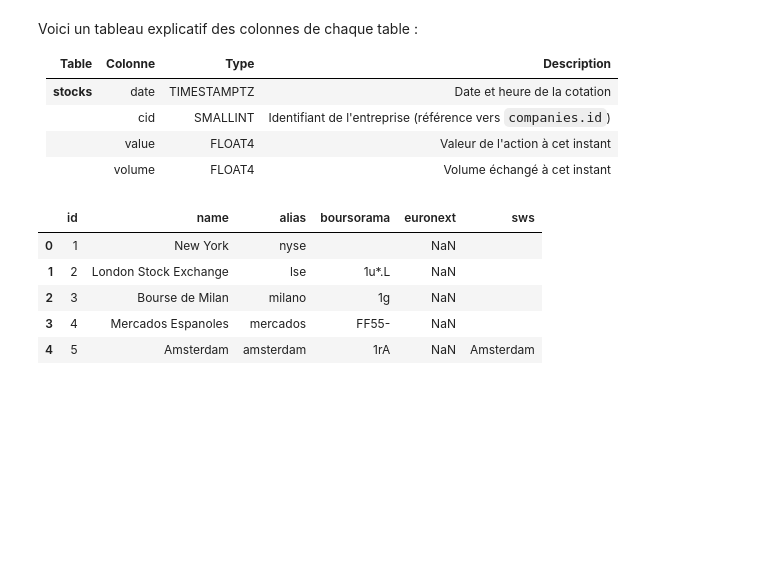
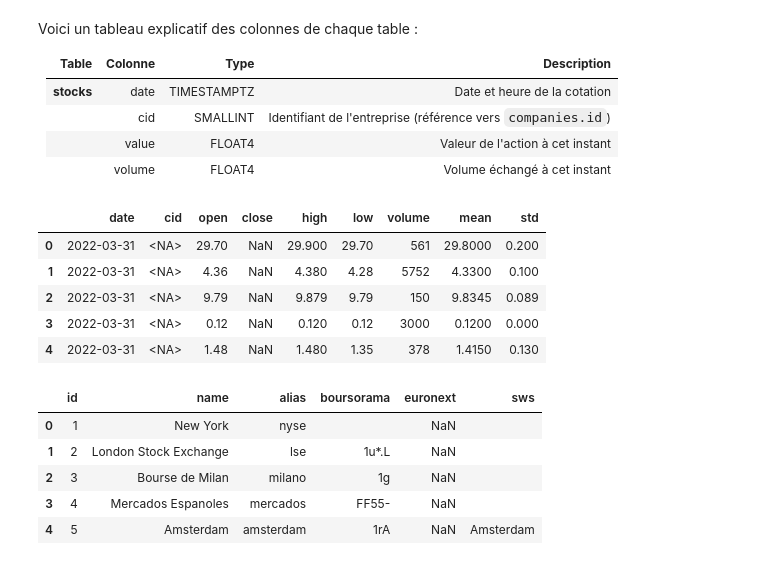
Before and after one commit to JulesRD/FinanceProject, a Jupyter notebook: etl/df_show.ipynb, the cells around one changed output. Saved outputs shown, nothing was run; the diff lists cells and outputs as text; code cells hidden in the pictures; blank space fills up the shorter version.

Commit message:
feat: daystock done

```diff
--- a/etl/df_show.ipynb
+++ b/etl/df_show.ipynb
@@ -343,6 +352,45 @@ def populate_stocks(df_boursorama: pd.DataFrame, db, df_companies):
     df_stocks["volume"] = df_boursorama["volume"].values
     # db.df_write(df_stocks, "stocks")
     return df_stocks
+# %%
+def populate_daystocks(df_euronext: pd.DataFrame, db, df_companies):
+    df_daystocks = pd.DataFrame()
+    df_daystocks["date"] = df_euronext["date"].values
+    df_daystocks["cid"] = df_euronext["isin"].map(
+        lambda prefix: df_companies.loc[df_companies["isin"] == prefix, "id"].values[0]
+        if not df_companies.loc[df_companies["isin"] == prefix, "id"].empty
+        else pd.NA
+    ).values
+
+    df_daystocks["open"] = df_euronext["open"].values
+    df_daystocks["close"] = df_euronext["last"].values
+    df_daystocks["high"] = df_euronext["high"].values
+    df_daystocks["low"] = df_euronext["low"].values
+    df_daystocks["volume"] = df_euronext["volume"].values
+    df_daystocks["mean"] = (df_euronext["high"].values + df_euronext["low"].values) / 2
+    df_daystocks["std"] = df_euronext["high"].values - df_euronext["low"].values
+    # db.df_write(df_daystocks, "daystocks")
+    return df_daystocks
+# %%
+import numpy as np
+
+# Replace invalid values with NaN
+df_euronext["high"] = df_euronext["high"].replace('-', np.nan)
+df_euronext["low"] = df_euronext["low"].replace('-', np.nan)
+
+# Convert columns to float
+df_euronext["high"] = df_euronext["high"].astype(float)
+df_euronext["low"] = df_euronext["low"].astype(float)
+# %%
+df_daystocks = populate_daystocks(df_euronext, None, df_companies)
+df_daystocks.head()
+# %% [output]
+|  | date | cid | open | close | high | low | volume | mean | std |
+| 0 | 2022-03-31 | <NA> | 29.70 | NaN | 29.900 | 29.70 | 561 | 29.8000 | 0.200 |
+| 1 | 2022-03-31 | <NA> | 4.36 | NaN | 4.380 | 4.28 | 5752 | 4.3300 | 0.100 |
+| 2 | 2022-03-31 | <NA> | 9.79 | NaN | 9.879 | 9.79 | 150 | 9.8345 | 0.089 |
+| 3 | 2022-03-31 | <NA> | 0.12 | NaN | 0.120 | 0.12 | 3000 | 0.1200 | 0.000 |
+| 4 | 2022-03-31 | <NA> | 1.48 | NaN | 1.480 | 1.35 | 378 | 1.4150 | 0.130 |
 # %%
 df_markets = populate_markets(None, None, None, None)
 df_markets.head()
```
Also changed, not shown: parts of 3 cells of this notebook.
